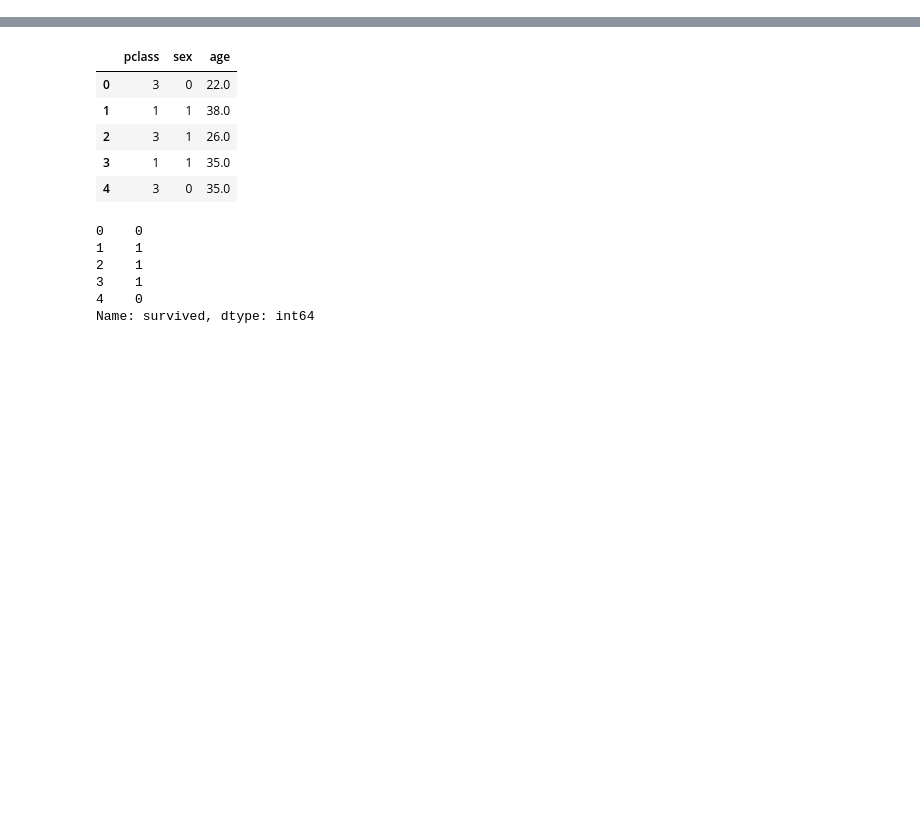
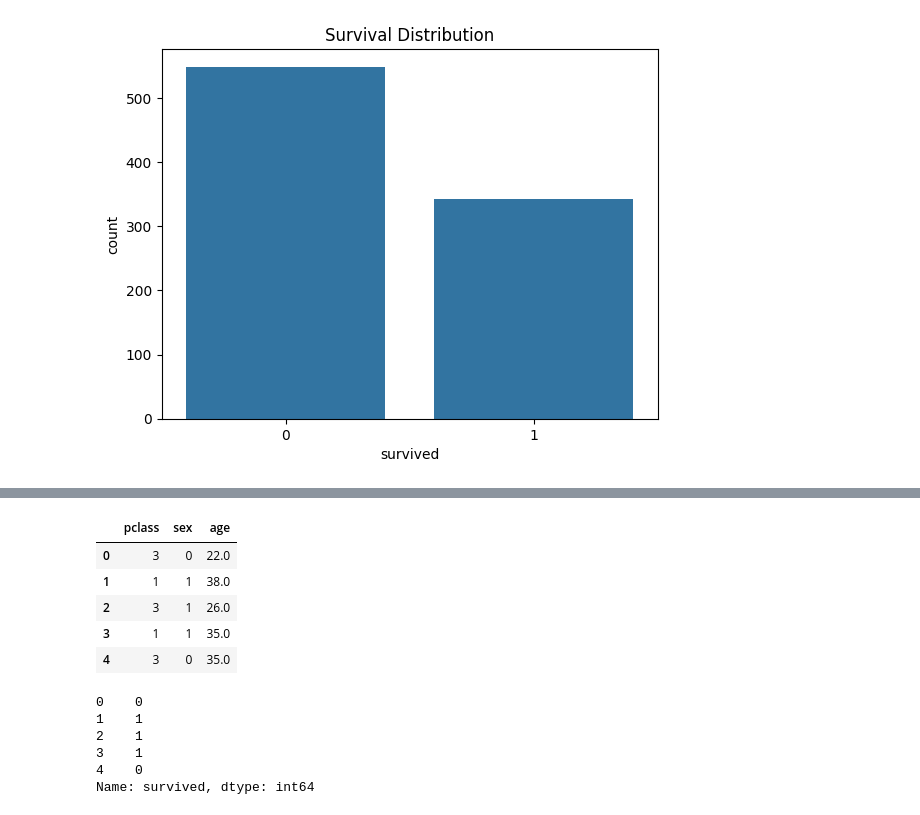
Before and after one commit to amirnasresfahani01/titanic-ml-project, a Jupyter notebook: notebooks/01_eda.ipynb, the cells around one changed output, grey strips where cells are left out. Saved outputs shown, nothing was run; the diff lists cells and outputs as text; code cells hidden in the pictures; blank space fills up the shorter version.

```diff
--- a/notebooks/01_eda.ipynb
+++ b/notebooks/01_eda.ipynb
@@ -17,0 +69,7 @@ df.head()
+# %%
+sns.countplot(data=df, x="survived")
+
+plt.title("Survival Distribution")
+plt.show()
+# %% [output]
+[figure, added]
```
Also changed, not shown: parts of 31 cells of this notebook.
